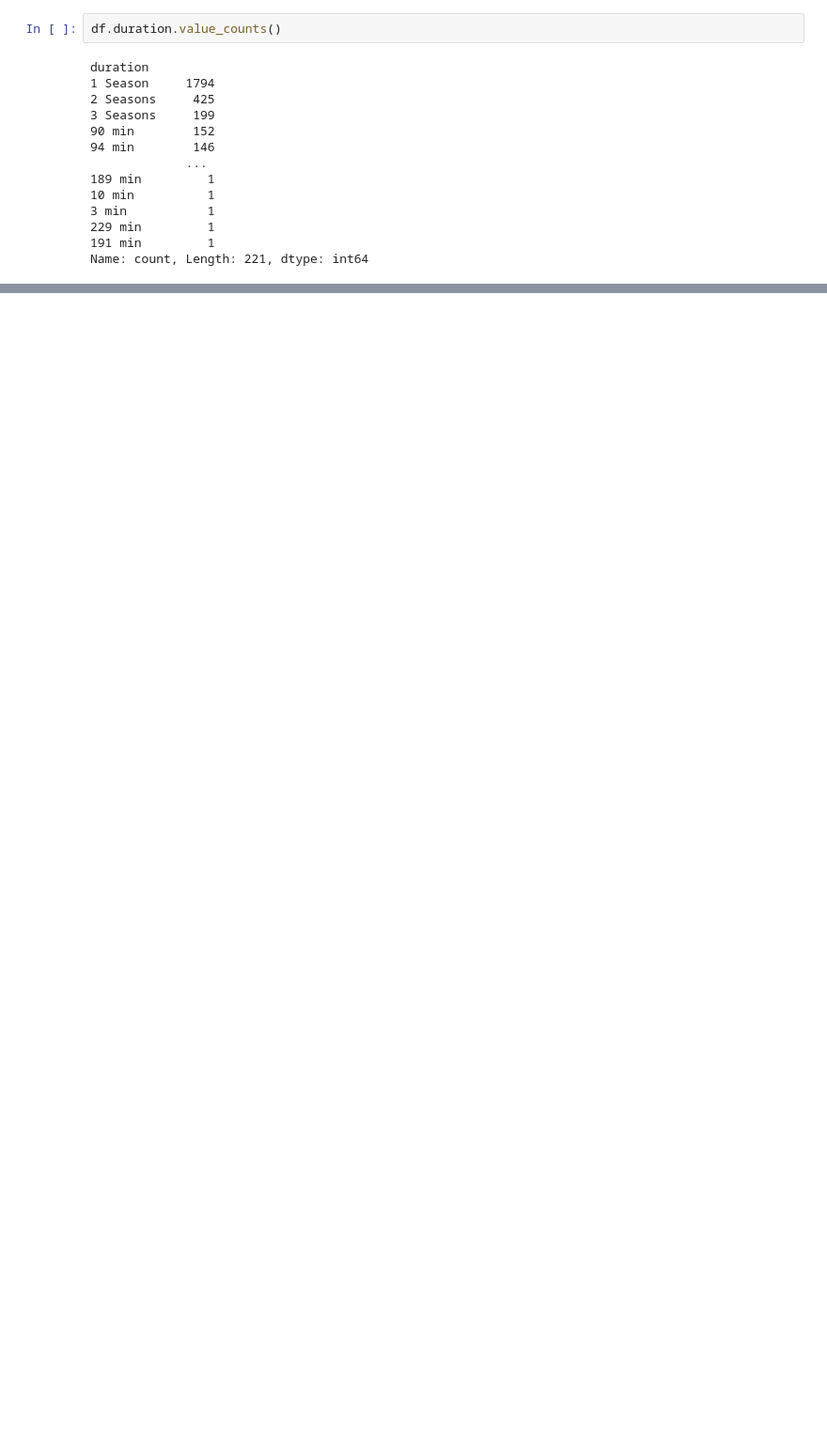
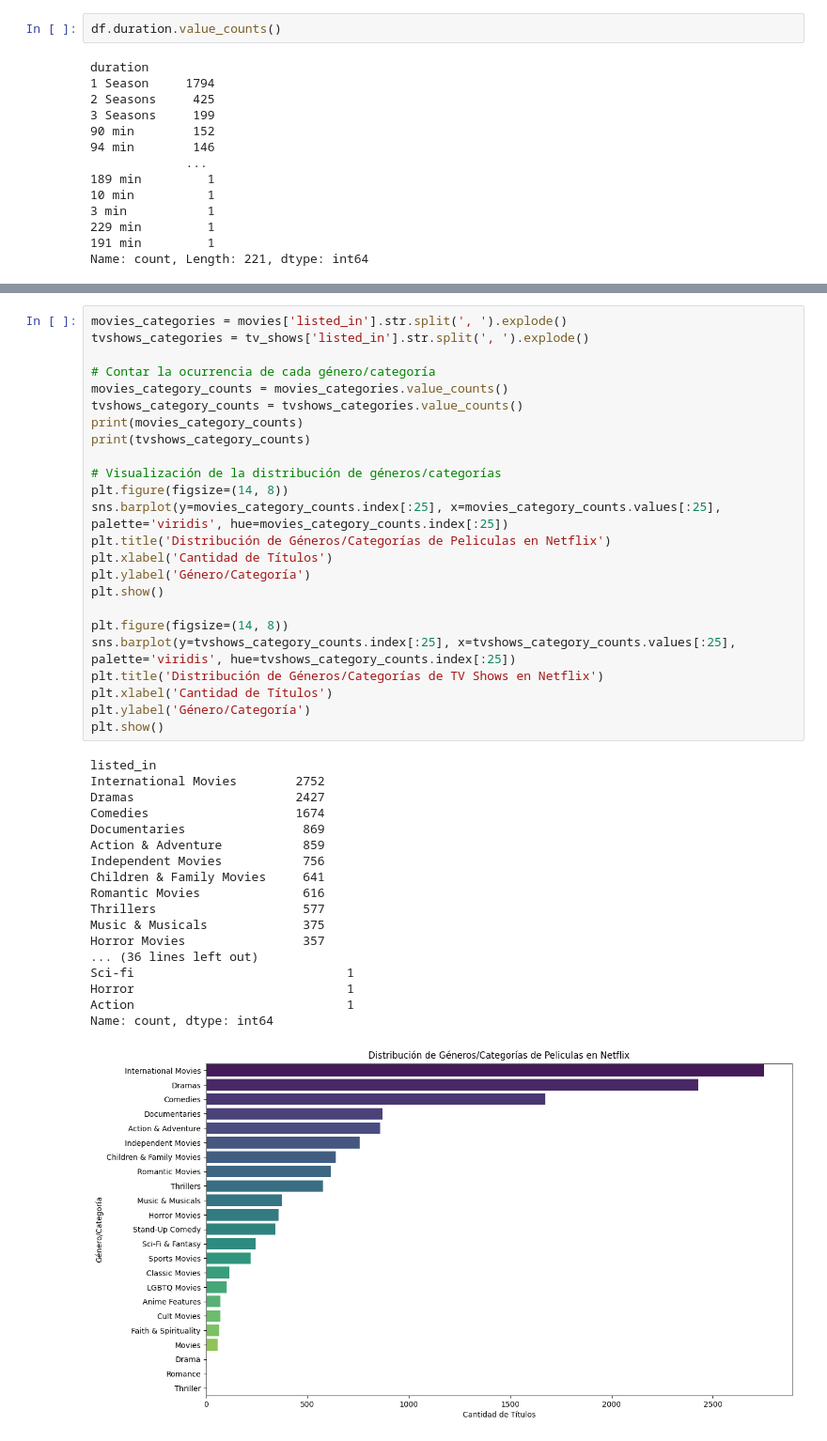
Before and after one commit to ju4n-avendanoa/Data_Netflix, a Jupyter notebook: main.ipynb, the cells around one changed output, grey strips where cells are left out. Shown at 94% size. Cells and saved outputs as stored; diff of their text form; blank space fills up the shorter version.

```diff
--- a/main.ipynb
+++ b/main.ipynb
@@ -366,0 +478,43 @@ Name: count, Length: 75, dtype: int64
+# %%
+movies_categories = movies['listed_in'].str.split(', ').explode()
+tvshows_categories = tv_shows['listed_in'].str.split(', ').explode()
+
+# Contar la ocurrencia de cada género/categoría
+movies_category_counts = movies_categories.value_counts()
+tvshows_category_counts = tvshows_categories.value_counts()
+print(movies_category_counts)
+print(tvshows_category_counts)
+
+# Visualización de la distribución de géneros/categorías
+plt.figure(figsize=(14, 8))
+sns.barplot(y=movies_category_counts.index[:25], x=movies_category_counts.values[:25], palette='viridis', hue=movies_category_counts.index[:25])
+plt.title('Distribución de Géneros/Categorías de Peliculas en Netflix')
+plt.xlabel('Cantidad de Títulos')
+plt.ylabel('Género/Categoría')
+plt.show()
+
+plt.figure(figsize=(14, 8))
+sns.barplot(y=tvshows_category_counts.index[:25], x=tvshows_category_counts.values[:25], palette='viridis', hue=tvshows_category_counts.index[:25])
+plt.title('Distribución de Géneros/Categorías de TV Shows en Netflix')
+plt.xlabel('Cantidad de Títulos')
+plt.ylabel('Género/Categoría')
+plt.show()
+# %% [output]
+listed_in
+International Movies        2752
+Dramas                      2427
+Comedies                    1674
+Documentaries                869
+Action & Adventure           859
+Independent Movies           756
+Children & Family Movies     641
+Romantic Movies              616
+Thrillers                    577
+Music & Musicals             375
+Horror Movies                357
+... (36 lines left out)
+Sci-fi                             1
+Horror                             1
+Action                             1
+Name: count, dtype: int64
+[figure, added]
```
Also changed, not shown: parts of 8 cells of this notebook.
